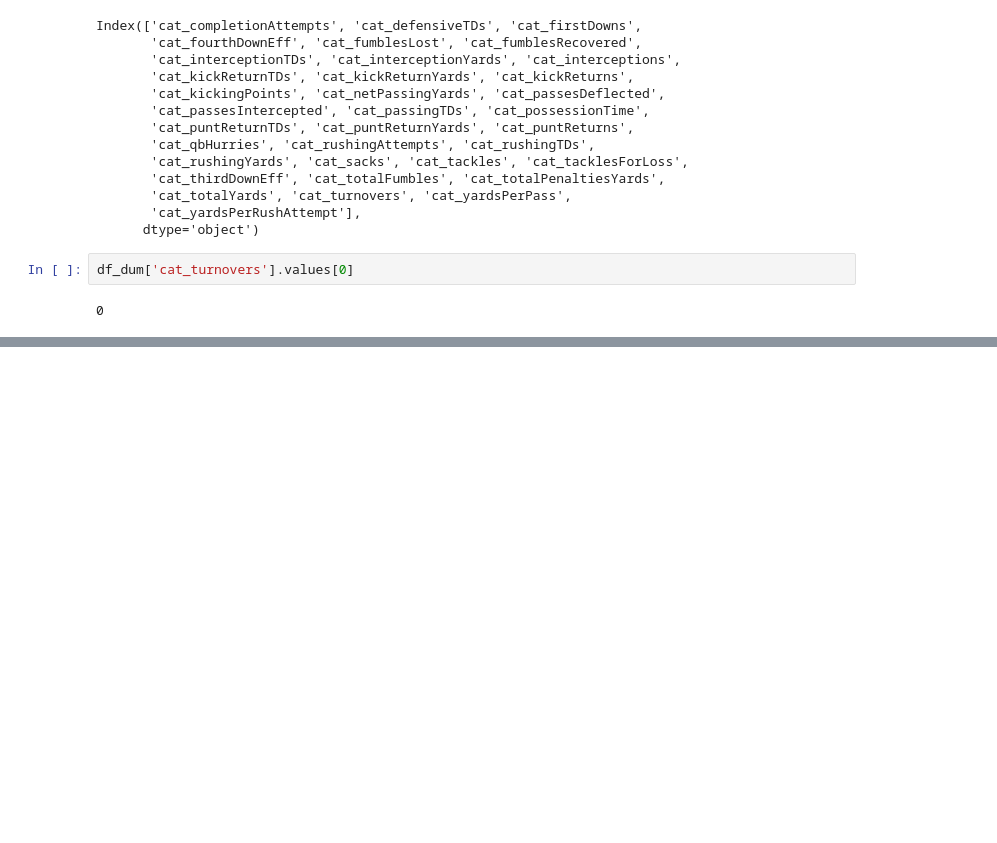
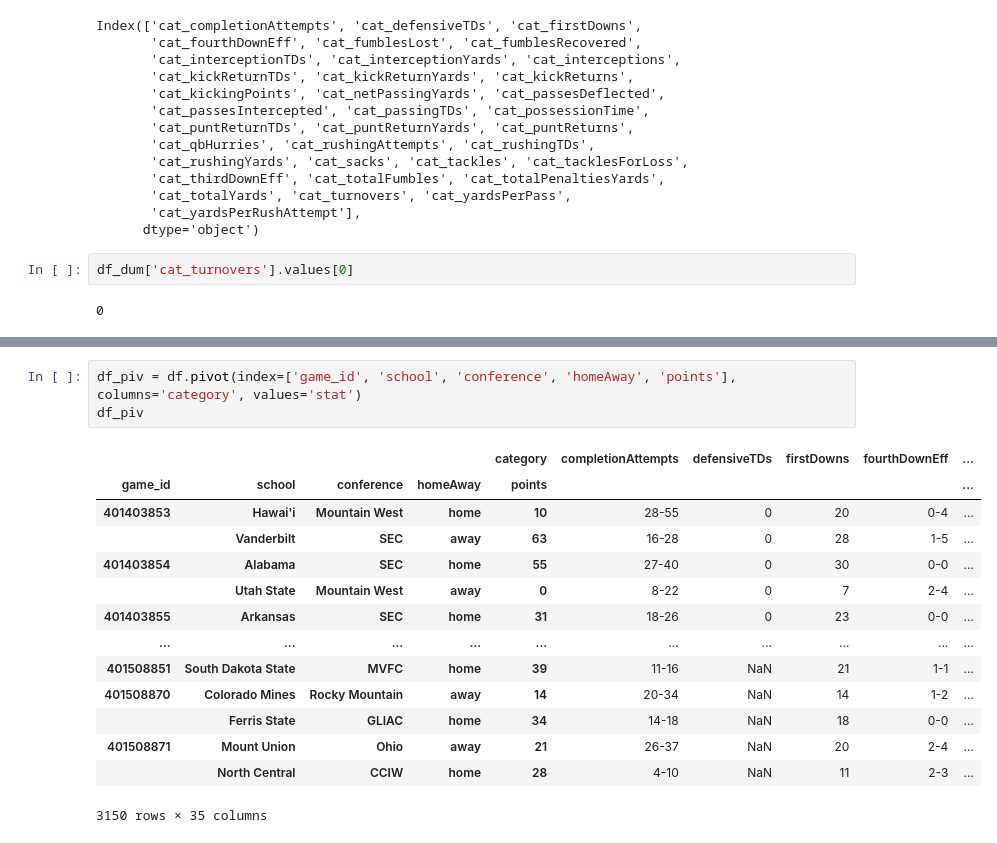
Before and after one commit to wjurden/college-football-project, a Jupyter notebook: code/eda/team_game_stats_eda.ipynb, the cells around one changed output, grey strips where cells are left out. Drawn from its saved outputs; the diff is of its cells as text; blank space fills up the shorter version.

Commit message:
Update team_game_stats_eda.ipynb
Finalize transformation and saving file.

```diff
--- a/code/eda/team_game_stats_eda.ipynb
+++ b/code/eda/team_game_stats_eda.ipynb
@@ -227,0 +243,18 @@ df_dum['cat_turnovers'].values[0]
+# %%
+df_piv = df.pivot(index=['game_id', 'school', 'conference', 'homeAway', 'points'], columns='category', values='stat')
+df_piv
+# %% [output]
+|  |  |  |  | category | completionAttempts | defensiveTDs | firstDowns | fourthDownEff | ... |
+| game_id | school | conference | homeAway | points |  |  |  |  | ... |
+| 401403853 | Hawai'i | Mountain West | home | 10 | 28-55 | 0 | 20 | 0-4 | ... |
+|  | Vanderbilt | SEC | away | 63 | 16-28 | 0 | 28 | 1-5 | ... |
+| 401403854 | Alabama | SEC | home | 55 | 27-40 | 0 | 30 | 0-0 | ... |
+|  | Utah State | Mountain West | away | 0 | 8-22 | 0 | 7 | 2-4 | ... |
+| 401403855 | Arkansas | SEC | home | 31 | 18-26 | 0 | 23 | 0-0 | ... |
+| ... | ... | ... | ... | ... | ... | ... | ... | ... | ... |
+| 401508851 | South Dakota State | MVFC | home | 39 | 11-16 | NaN | 21 | 1-1 | ... |
+| 401508870 | Colorado Mines | Rocky Mountain | away | 14 | 20-34 | NaN | 14 | 1-2 | ... |
+|  | Ferris State | GLIAC | home | 34 | 14-18 | NaN | 18 | 0-0 | ... |
+| 401508871 | Mount Union | Ohio | away | 21 | 26-37 | NaN | 20 | 2-4 | ... |
+|  | North Central | CCIW | home | 28 | 4-10 | NaN | 11 | 2-3 | ... |
+3150 rows × 35 columns
```
Also changed, not shown: parts of 6 cells of this notebook.
